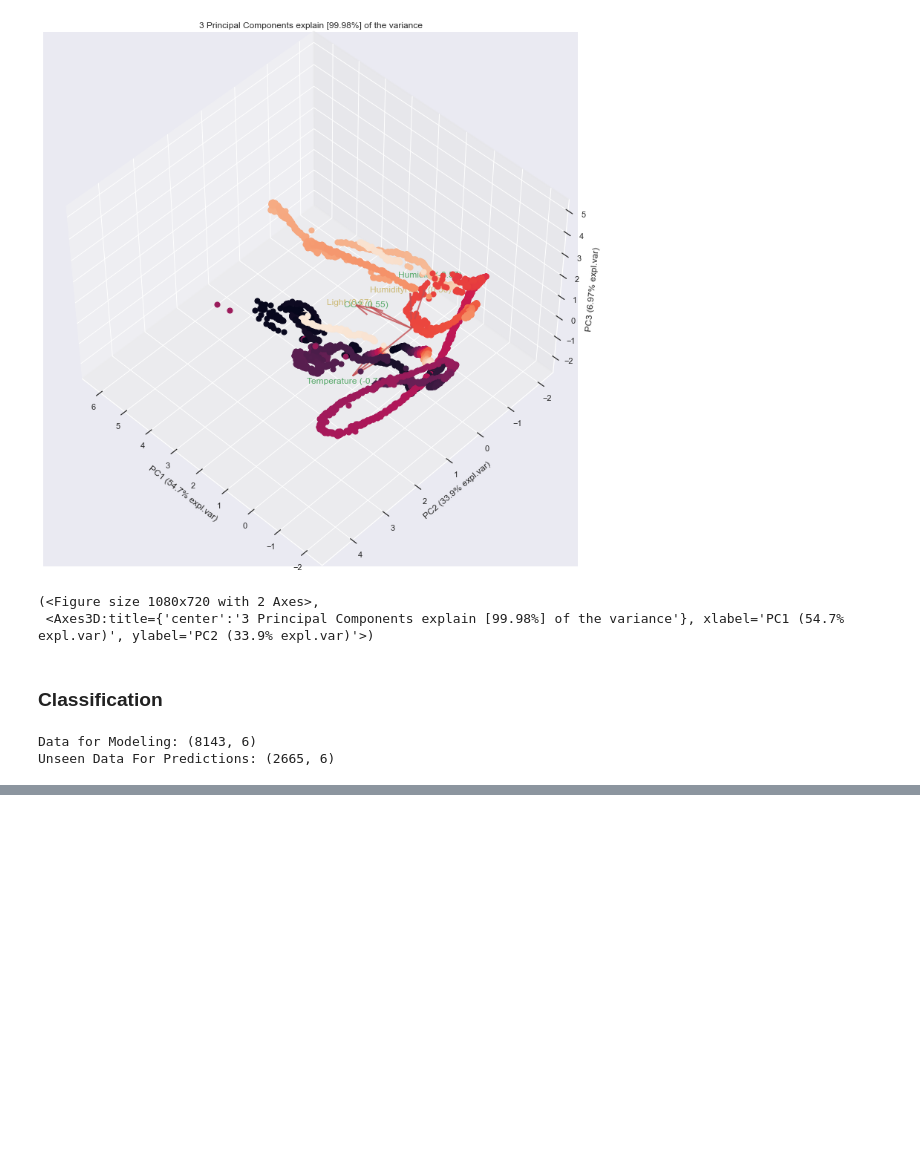
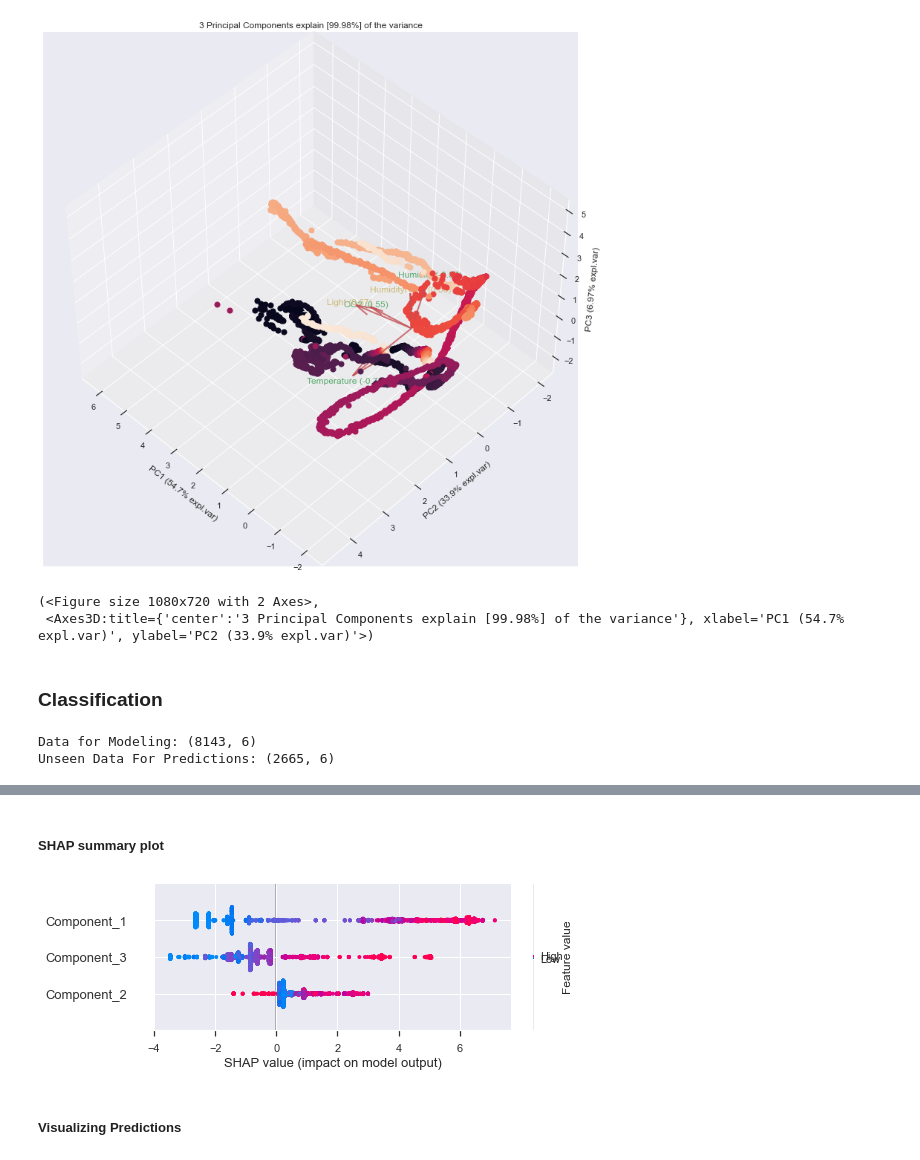
Before and after one commit to GursimarSaini/INSE6220Project, a Jupyter notebook: datasets/occupancy/OccupancyDetectionPCA.ipynb, the cells around one changed output, grey strips where cells are left out. Drawn from its saved outputs; the diff is of its cells as text; code cells hidden in the pictures; blank space fills up the shorter version.

```diff
--- a/datasets/occupancy/OccupancyDetectionPCA.ipynb
+++ b/datasets/occupancy/OccupancyDetectionPCA.ipynb
@@ -6,6 +6,8 @@ import numpy as np
 import pandas as pd
 import matplotlib.pyplot as plt
 import seaborn as sns
+import statsmodels
+import shap
 
 from pca import pca
 from sklearn.decomposition import PCA
@@ -13,7 +15,7 @@ from sklearn.preprocessing import StandardScaler
 import pycaret as pc
 
 sns.set_theme(style="darkgrid")
-plt.rcParams['figure.figsize'] = (7,5)
+plt.rcParams['figure.figsize'] = (13,8)
 # %% [markdown]
 ### Getting Data
 # %% [markdown]
@@ -335,0 +602,3 @@ Classifiers
+# %%
+lightgbmP = create_model('lightgbm')
+tunedLightgbmP = tune_model(lightgbmP)
@@ -335,0 +620,8 @@ Classifiers
+# %% [markdown]
+##### SHAP summary plot
+# %%
+interpret_model(tunedLightgbmP, plot='summary')
+# %% [output]
+[figure, added]
+# %% [markdown]
+##### Visualizing Predictions
```
Also changed, not shown: parts of 38 cells of this notebook, 13 other files.
